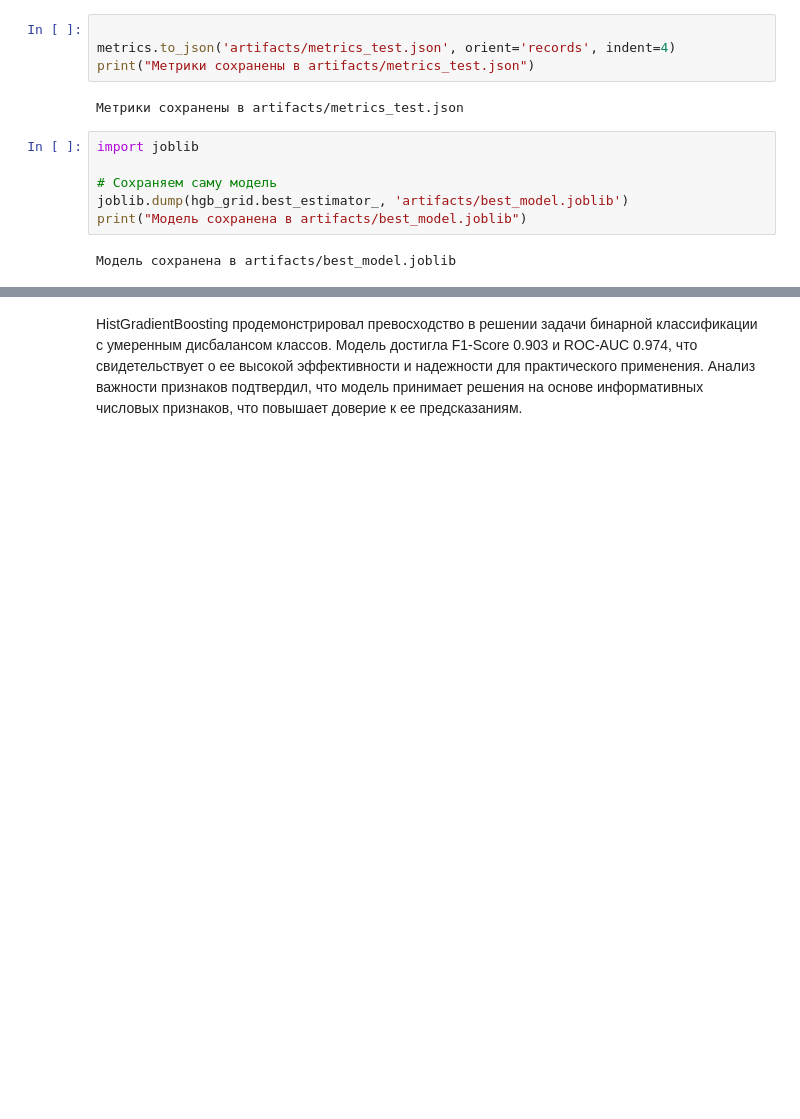
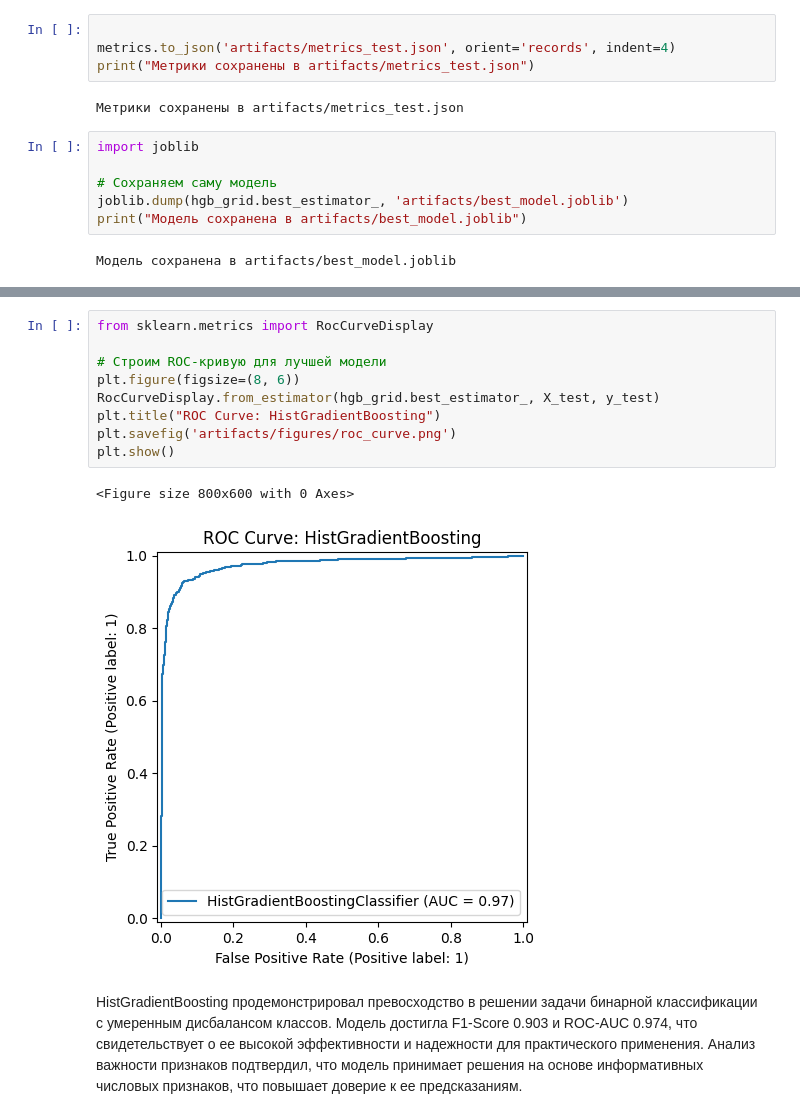
Before and after one commit to kaiyneee/mirea, a Jupyter notebook: homeworks/HW06/HW06.ipynb, the cells around one changed output, grey strips where cells are left out. Cells and saved outputs as stored; diff of their text form; blank space fills up the shorter version.

```diff
--- a/homeworks/HW06/HW06.ipynb
+++ b/homeworks/HW06/HW06.ipynb
@@ -347,2 +372,14 @@ print("Метаданные сохранены в artifacts/best_model_meta.json
+# %%
+from sklearn.metrics import RocCurveDisplay
+
+# Строим ROC-кривую для лучшей модели
+plt.figure(figsize=(8, 6))
+RocCurveDisplay.from_estimator(hgb_grid.best_estimator_, X_test, y_test)
+plt.title("ROC Curve: HistGradientBoosting")
+plt.savefig('artifacts/figures/roc_curve.png')
+plt.show()
+# %% [output]
+<Figure size 800x600 with 0 Axes>
+[figure, added]
 # %% [markdown]
 HistGradientBoosting продемонстрировал превосходство в решении задачи бинарной классификации с умеренным дисбалансом классов. Модель достигла F1-Score 0.903 и ROC-AUC 0.974, что свидетельствует о ее высокой эффективности и надежности для практического применения. Анализ важности признаков подтвердил, что модель принимает решения на основе информативных числовых признаков, что повышает доверие к ее предсказаниям.
```
Also changed, not shown: parts of 4 cells of this notebook, 12 other files.
